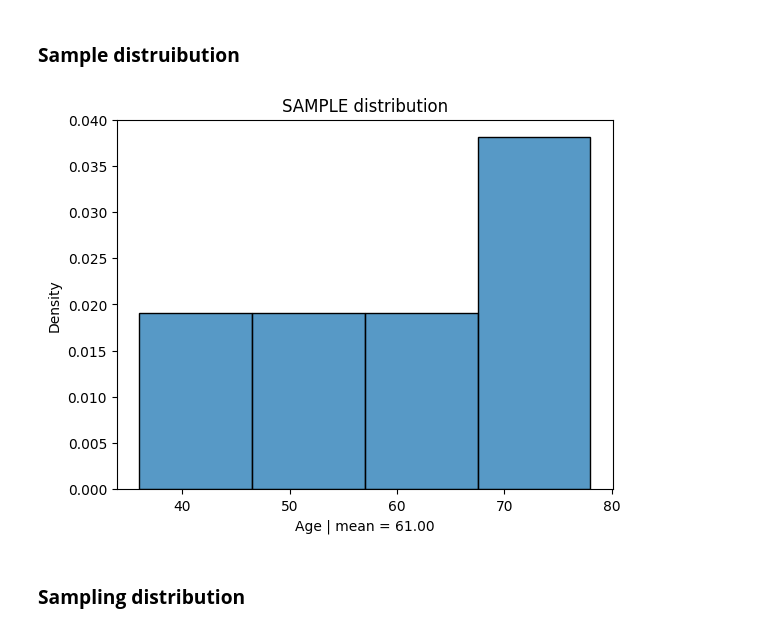
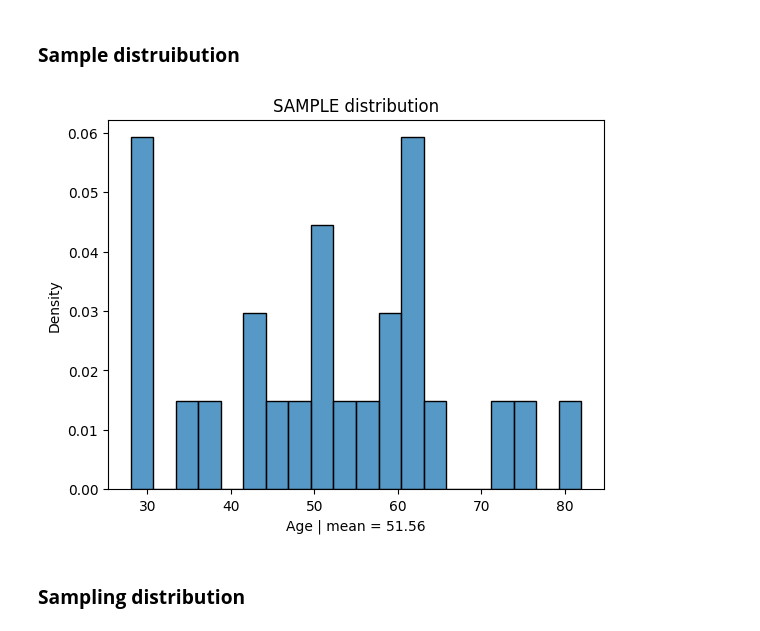
Before and after one commit to ectormgl/computational-intelligence, a Jupyter notebook: atv-3/ATV_3.ipynb, the cells around one changed output. Saved outputs shown, nothing was run; the diff lists cells and outputs as text; code cells hidden in the pictures.

```diff
--- a/atv-3/ATV_3.ipynb
+++ b/atv-3/ATV_3.ipynb
@@ -59,15 +62,15 @@ Text(0.5, 0, 'Age | mean = 51.31')
 # %% [markdown]
 ### **Sample distruibution**
 # %%
-one_sample= df['age'].sample(5)
+one_sample= df['age'].sample(25)
 
 plt.Figure([10,5])
 plt.title("SAMPLE distribution")
-sns.histplot(one_sample, stat='density', )
+sns.histplot(one_sample, stat='density', bins=20)
 plt.xlabel(f'Age | mean = {one_sample.mean():.2f}')
 plt.show()
 # %% [output]
-[figure, old version]
+[figure, new version]
 # %% [markdown]
 ### **Sampling distribution**
 # %%
```
Also changed, not shown: parts of 8 cells of this notebook.
